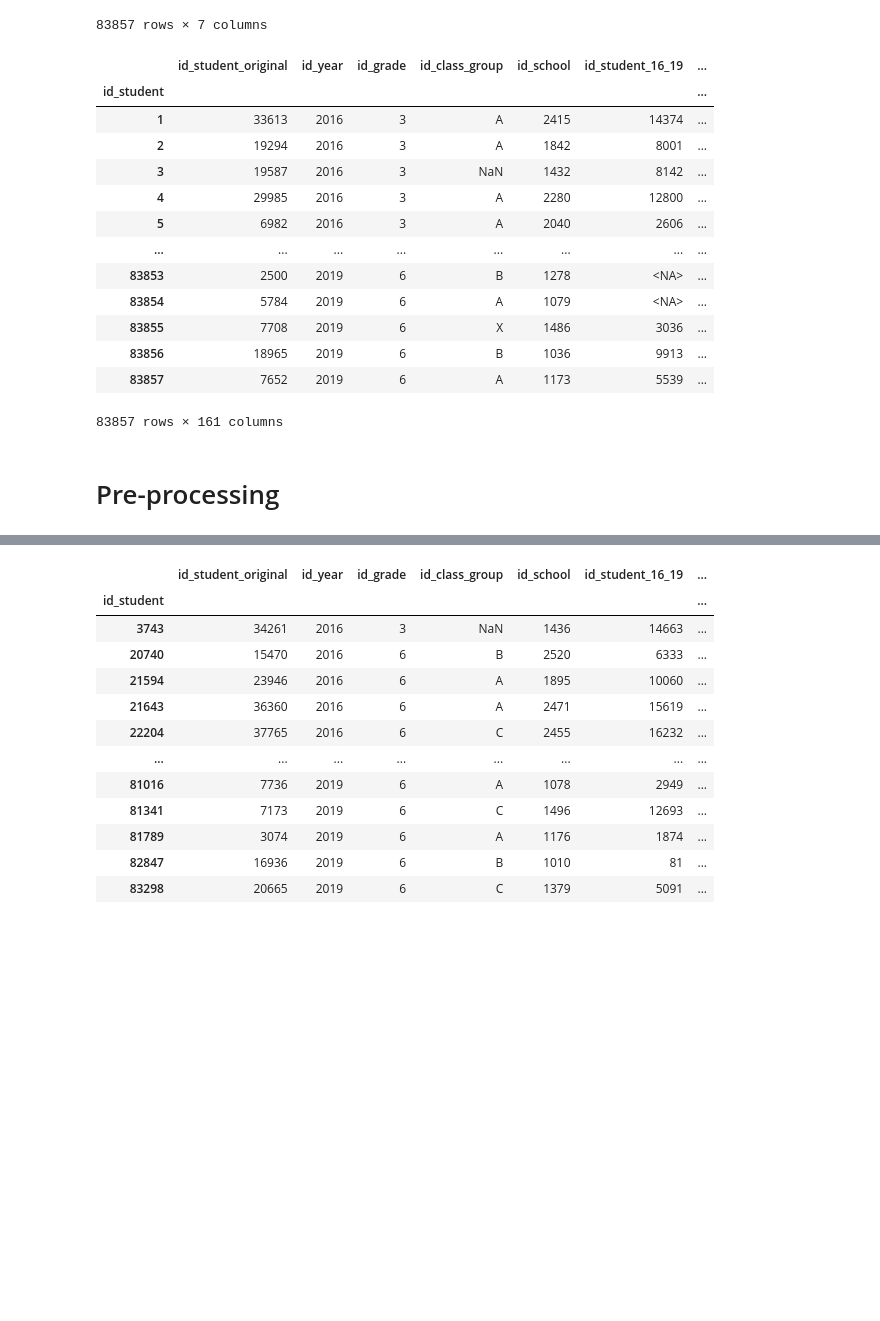
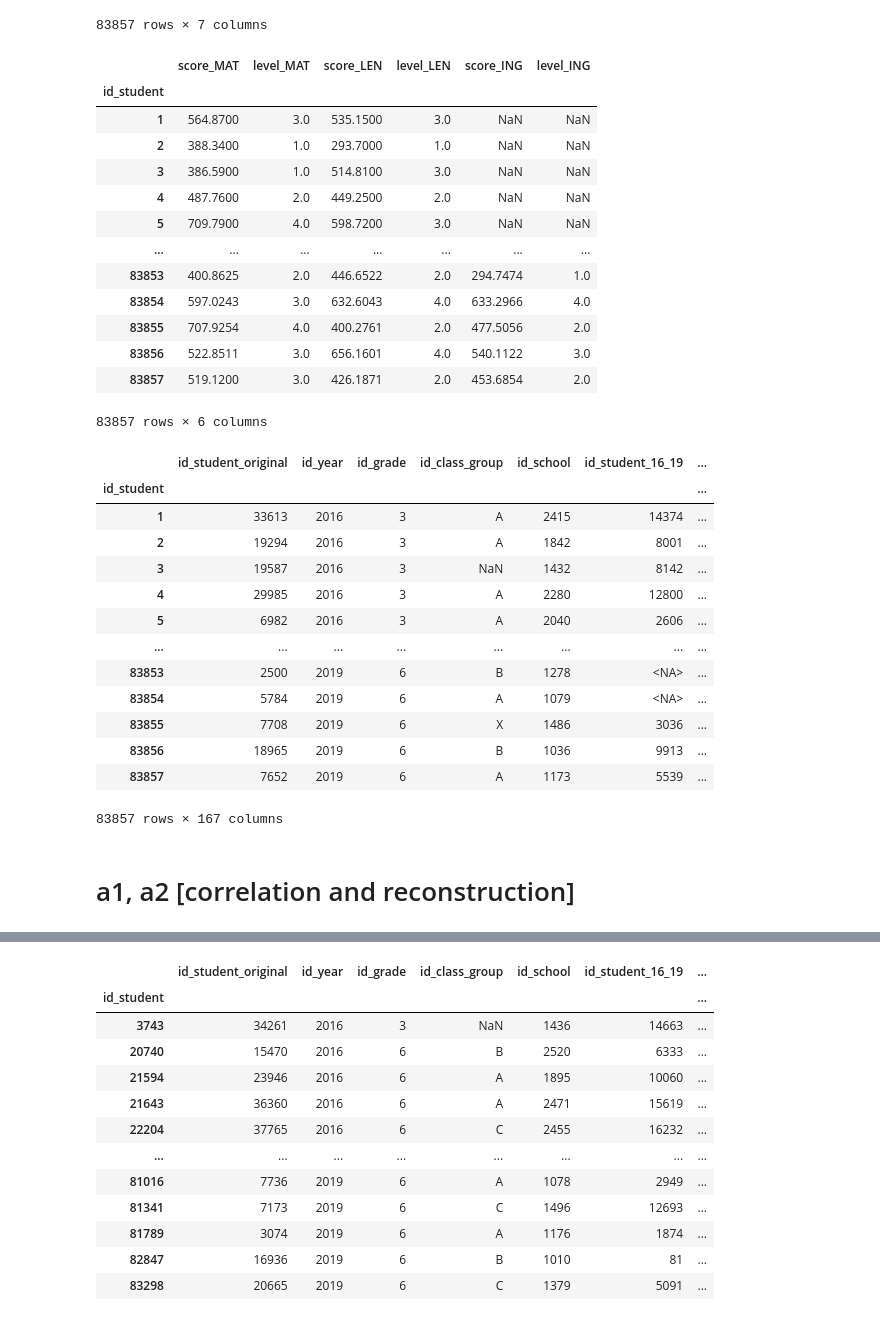
Before and after one commit to aequitas-aod/experiment-ull-dataset-preprocessing, a Jupyter notebook: src/pre_processing/student_questionnaire.ipynb, the cells around one changed output, grey strips where cells are left out. Saved outputs shown, nothing was run; the diff lists cells and outputs as text; code cells hidden in the pictures; blank space fills up the shorter version.

```diff
--- a/src/pre_processing/student_questionnaire.ipynb
+++ b/src/pre_processing/student_questionnaire.ipynb
@@ -49,7 +50,30 @@ ids
 | 83856 | 18965 | 2019 | 6 | B | 1036 | 9913 | ... |
 | 83857 | 7652 | 2019 | 6 | A | 1173 | 5539 | ... |
 83857 rows × 7 columns
+# %%
+# Load identifiers and change float columns to int
+scores = pd.read_csv(os.path.join(DATA_SPLIT_PATH, "student_scores.csv"), low_memory=False)
+scores = scores.set_index("id_student")
+# int_identifiers = [col for col in ids.columns if col not in ["id_class_group"]]
+# ids[int_identifiers] = ids[int_identifiers].astype('Int64')
+scores
+# %% [output]
+|  | score_MAT | level_MAT | score_LEN | level_LEN | score_ING | level_ING |
+| id_student |  |  |  |  |  |  |
+| 1 | 564.8700 | 3.0 | 535.1500 | 3.0 | NaN | NaN |
+| 2 | 388.3400 | 1.0 | 293.7000 | 1.0 | NaN | NaN |
+| 3 | 386.5900 | 1.0 | 514.8100 | 3.0 | NaN | NaN |
+| 4 | 487.7600 | 2.0 | 449.2500 | 2.0 | NaN | NaN |
+| 5 | 709.7900 | 4.0 | 598.7200 | 3.0 | NaN | NaN |
+| ... | ... | ... | ... | ... | ... | ... |
+| 83853 | 400.8625 | 2.0 | 446.6522 | 2.0 | 294.7474 | 1.0 |
+| 83854 | 597.0243 | 3.0 | 632.6043 | 4.0 | 633.2966 | 4.0 |
+| 83855 | 707.9254 | 4.0 | 400.2761 | 2.0 | 477.5056 | 2.0 |
+| 83856 | 522.8511 | 3.0 | 656.1601 | 4.0 | 540.1122 | 3.0 |
+| 83857 | 519.1200 | 3.0 | 426.1871 | 2.0 | 453.6854 | 2.0 |
+83857 rows × 6 columns
 # %%
+ids = pd.merge(ids, scores, left_index=True, right_index=True)
 df = pd.merge(ids, df, left_index=True, right_index=True)
 df
 # %% [output]
@@ -66,6 +90,6 @@ df
 | 83855 | 7708 | 2019 | 6 | X | 1486 | 3036 | ... |
 | 83856 | 18965 | 2019 | 6 | B | 1036 | 9913 | ... |
 | 83857 | 7652 | 2019 | 6 | A | 1173 | 5539 | ... |
-83857 rows × 161 columns
+83857 rows × 167 columns
-# %% [markdown]
-# Pre-processing
+# %% [markdown]
+# a1, a2 [correlation and reconstruction]
```
Also changed, not shown: parts of 8 cells of this notebook, 1 other file.
